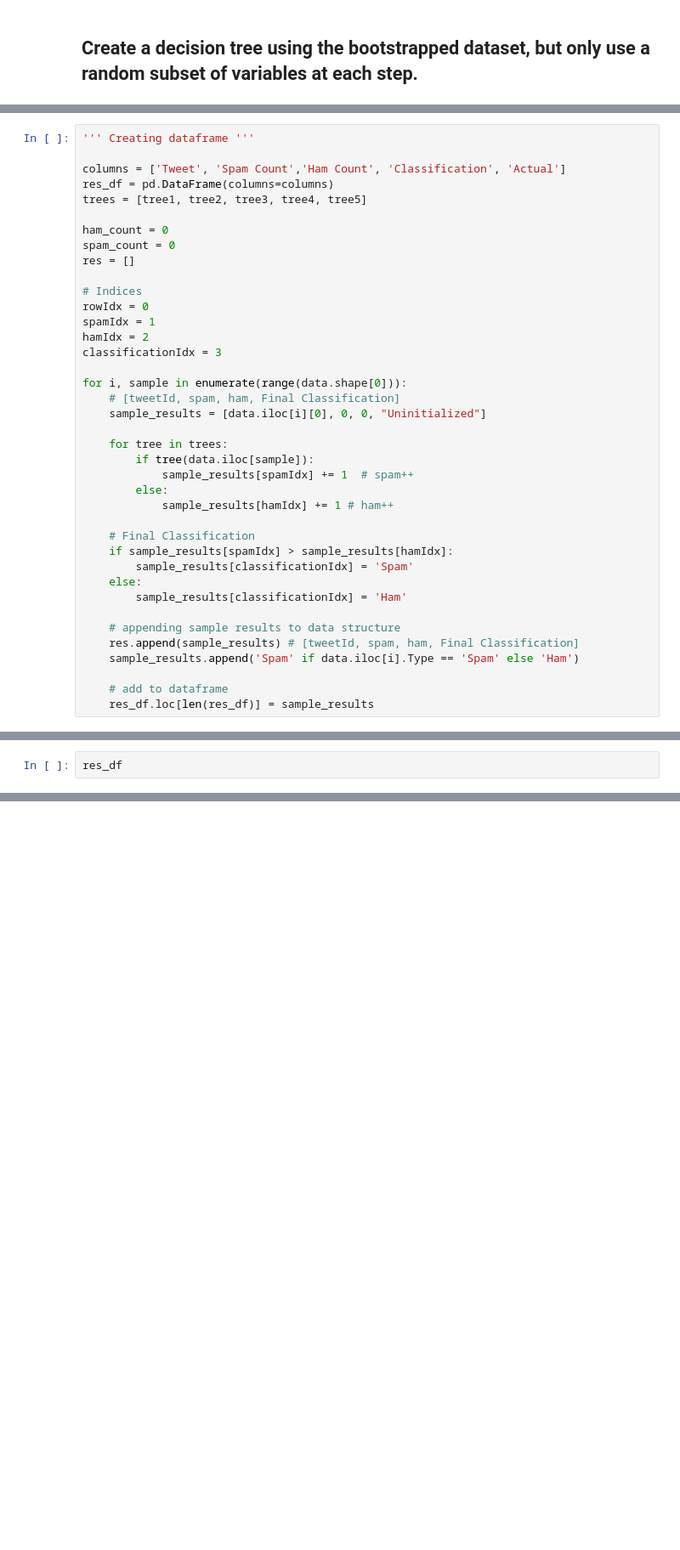
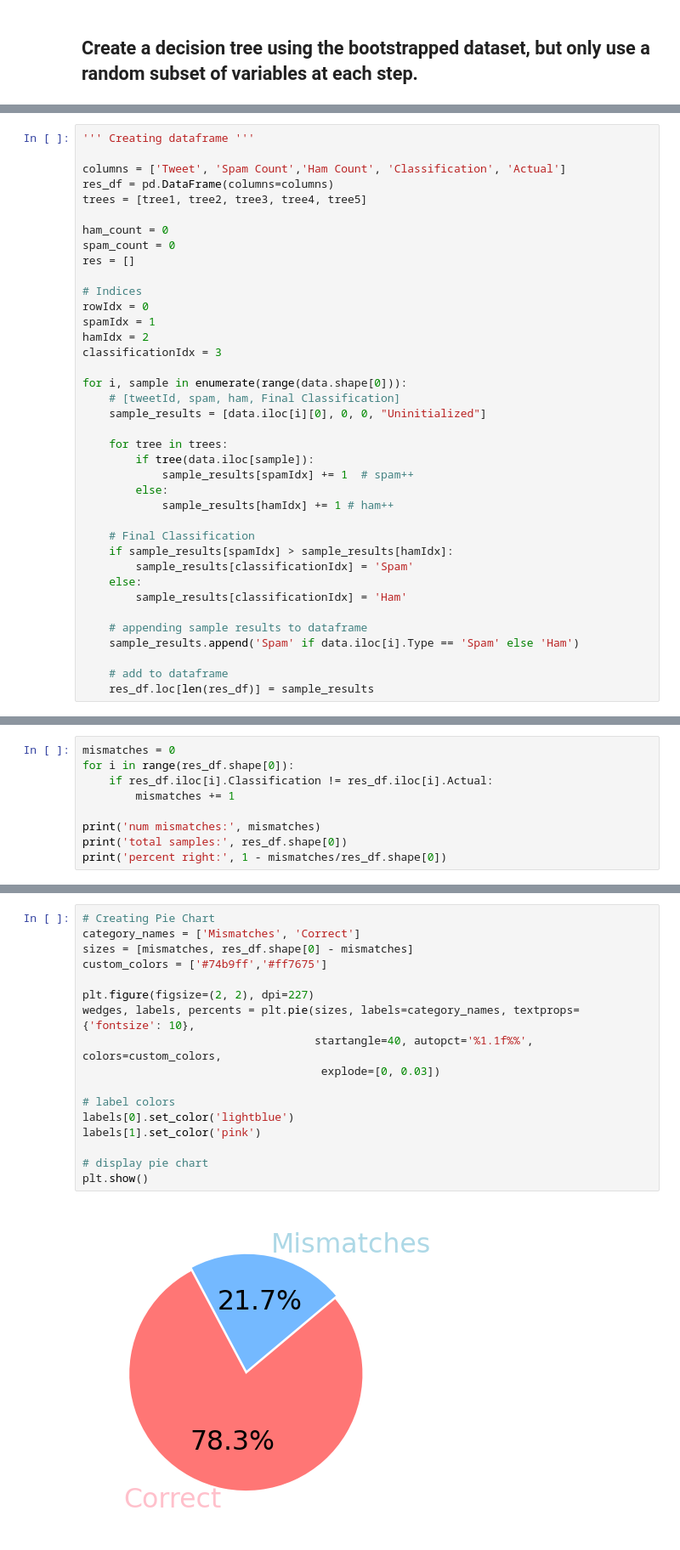
Before and after one commit to AlexHappyCode/CSC845-twitter-spam-detection, a Jupyter notebook: alex/random_forest.ipynb, the cells around one changed output, grey strips where cells are left out. Shown at 85% size. Drawn from its saved outputs; the diff is of its cells as text; blank space fills up the shorter version.

Commit message:
piechart of correct versus mismatched

```diff
--- a/alex/random_forest.ipynb
+++ b/alex/random_forest.ipynb
@@ -266,8 +267,7 @@ for i, sample in enumerate(range(data.shape[0])):
     else:
         sample_results[classificationIdx] = 'Ham'
 
-    # appending sample results to data structure
-    res.append(sample_results) # [tweetId, spam, ham, Final Classification]
+    # appending sample results to dataframe
     sample_results.append('Spam' if data.iloc[i].Type == 'Spam' else 'Ham')
 
     # add to dataframe
@@ -275,3 +277,10 @@ for i, sample in enumerate(range(data.shape[0])):
 # %%
-res_df
+mismatches = 0
+for i in range(res_df.shape[0]):
+    if res_df.iloc[i].Classification != res_df.iloc[i].Actual:
+        mismatches += 1
+
+print('num mismatches:', mismatches)
+print('total samples:', res_df.shape[0])
+print('percent right:', 1 - mismatches/res_df.shape[0])
 # %% [output]
@@ -315,0 +290,19 @@ index, my classification, actual
+# %%
+# Creating Pie Chart
+category_names = ['Mismatches', 'Correct']
+sizes = [mismatches, res_df.shape[0] - mismatches]
+custom_colors = ['#74b9ff','#ff7675']
+
+plt.figure(figsize=(2, 2), dpi=227)
+wedges, labels, percents = plt.pie(sizes, labels=category_names, textprops={'fontsize': 10},
+                                   startangle=40, autopct='%1.1f%%', colors=custom_colors,
+                                    explode=[0, 0.03])
+
+# label colors
+labels[0].set_color('lightblue')
+labels[1].set_color('pink')
+
+# display pie chart
+plt.show()
+# %% [output]
+[figure, added]
```
Also changed, not shown: parts of 6 cells of this notebook.
